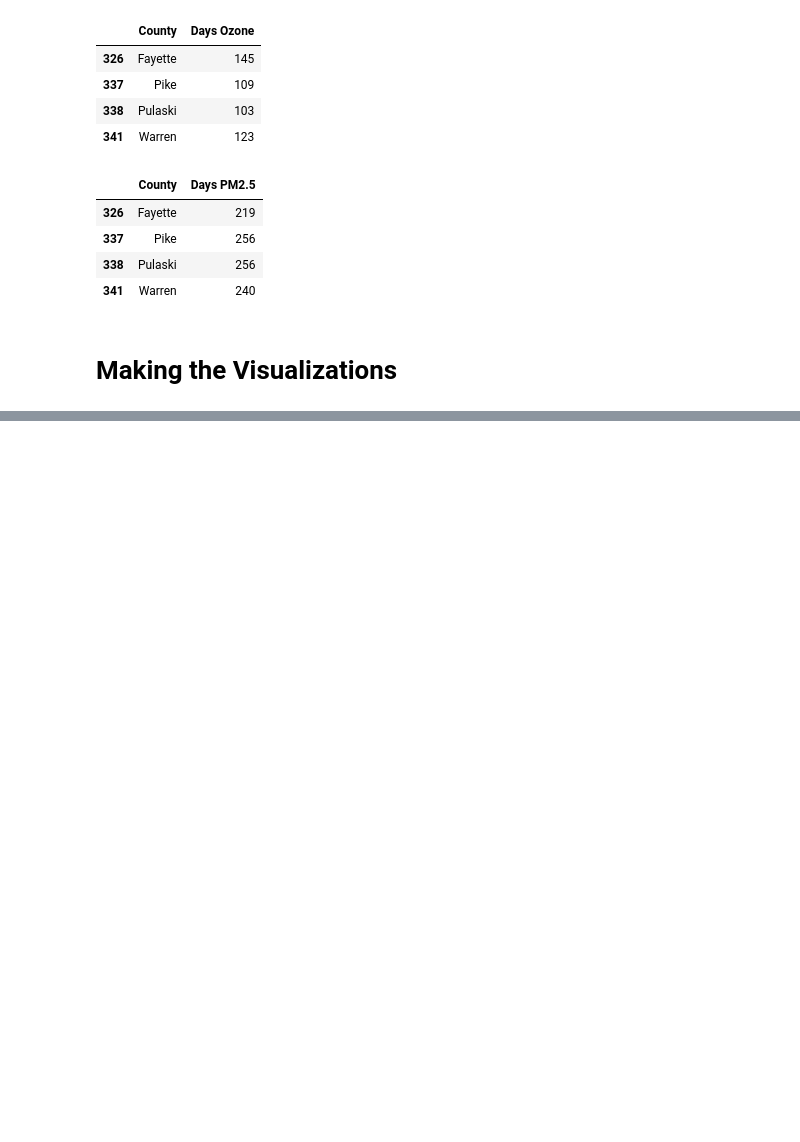
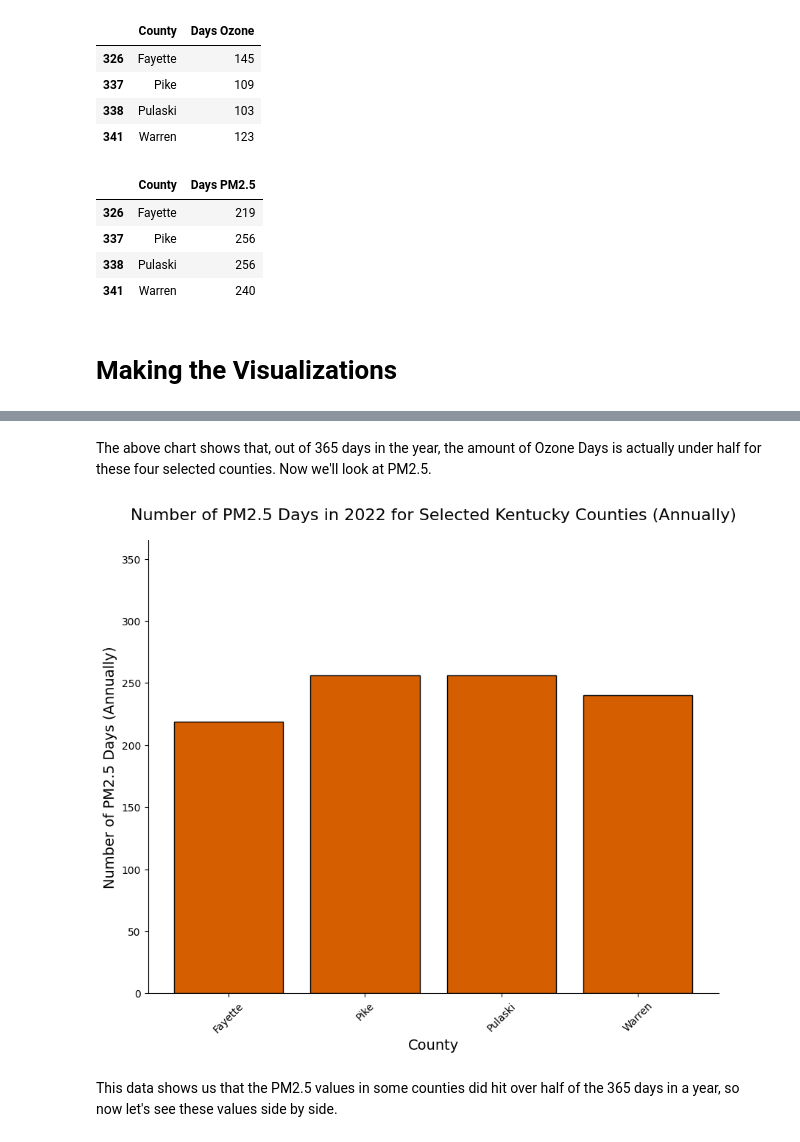
Before and after one commit to DaviLeeAnn/air_quality_and_hospital_admission_rates, a Jupyter notebook: Notebooks/air_quality_and_hospital_admission_rates_in_2022.ipynb, the cells around one changed output, grey strips where cells are left out. Saved outputs shown, nothing was run; the diff lists cells and outputs as text; code cells hidden in the pictures; blank space fills up the shorter version.

```diff
--- a/Notebooks/air_quality_and_hospital_admission_rates_in_2022.ipynb
+++ b/Notebooks/air_quality_and_hospital_admission_rates_in_2022.ipynb
@@ -299,0 +301,23 @@ plt.show()
+# %% [markdown]
+The above chart shows that, out of 365 days in the year, the amount of Ozone Days is actually under half for these four selected counties. Now we'll look at PM2.5.
+# %%
+plt.figure(figsize=(10,8))
+plt.bar(ky_pm25['County'], ky_pm25['Days PM2.5'], edgecolor='black', linewidth=1, alpha=1, color='#D55E00')
+
+ax = plt.gca()
+ax.spines['top'].set_visible(False)
+ax.spines['right'].set_visible(False)
+
+plt.ylim(0, 365)
+
+plt.title('Number of PM2.5 Days in 2022 for Selected Kentucky Counties (Annually)', fontsize=16, pad=20)
+plt.xlabel('County', fontsize=14)
+plt.ylabel('Number of PM2.5 Days (Annually)', fontsize=14)
+plt.xticks(rotation=45)
+
+plt.savefig('../Visualizations/pm25_days_ky_counties_2022.jpg')
+plt.show()
+# %% [output]
+[figure, added]
+# %% [markdown]
+This data shows us that the PM2.5 values in some counties did hit over half of the 365 days in a year, so now let's see these values side by side.
```
Also changed, not shown: parts of 1 cell of this notebook, 2 other files.
